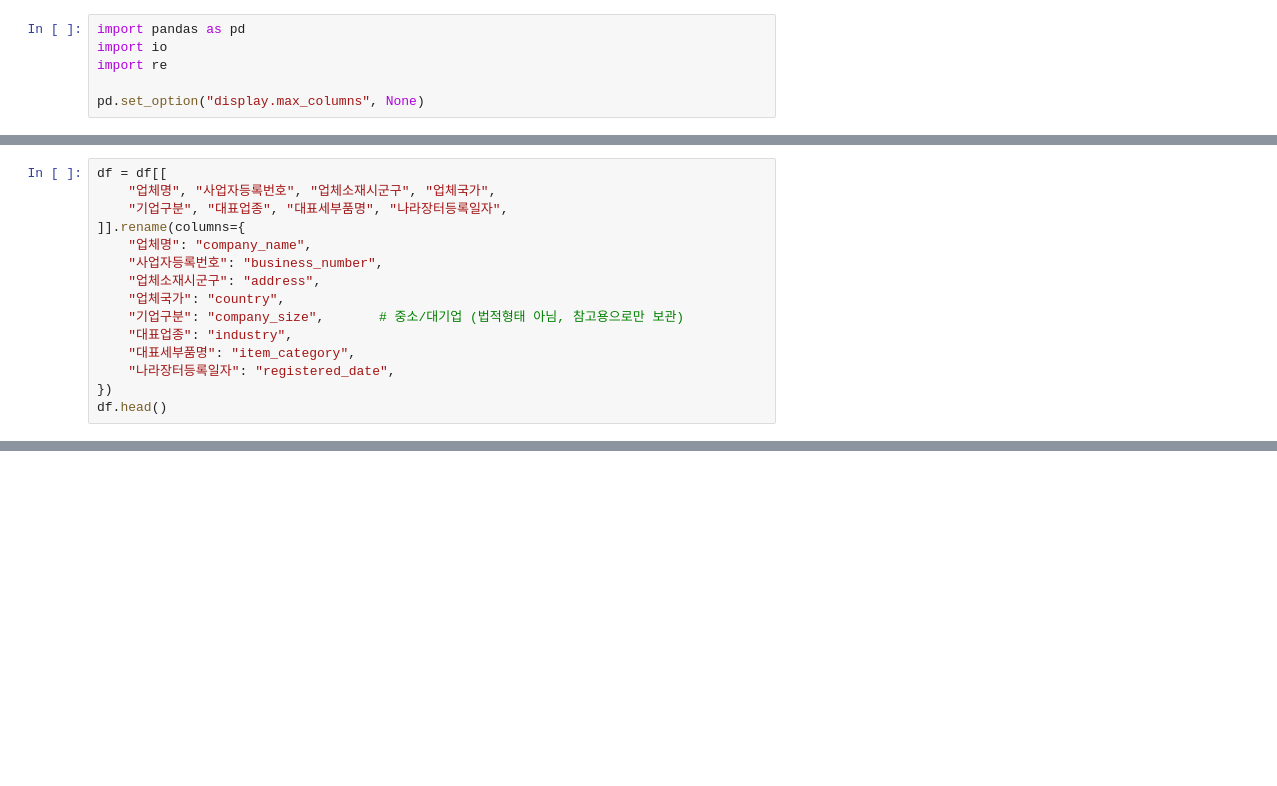
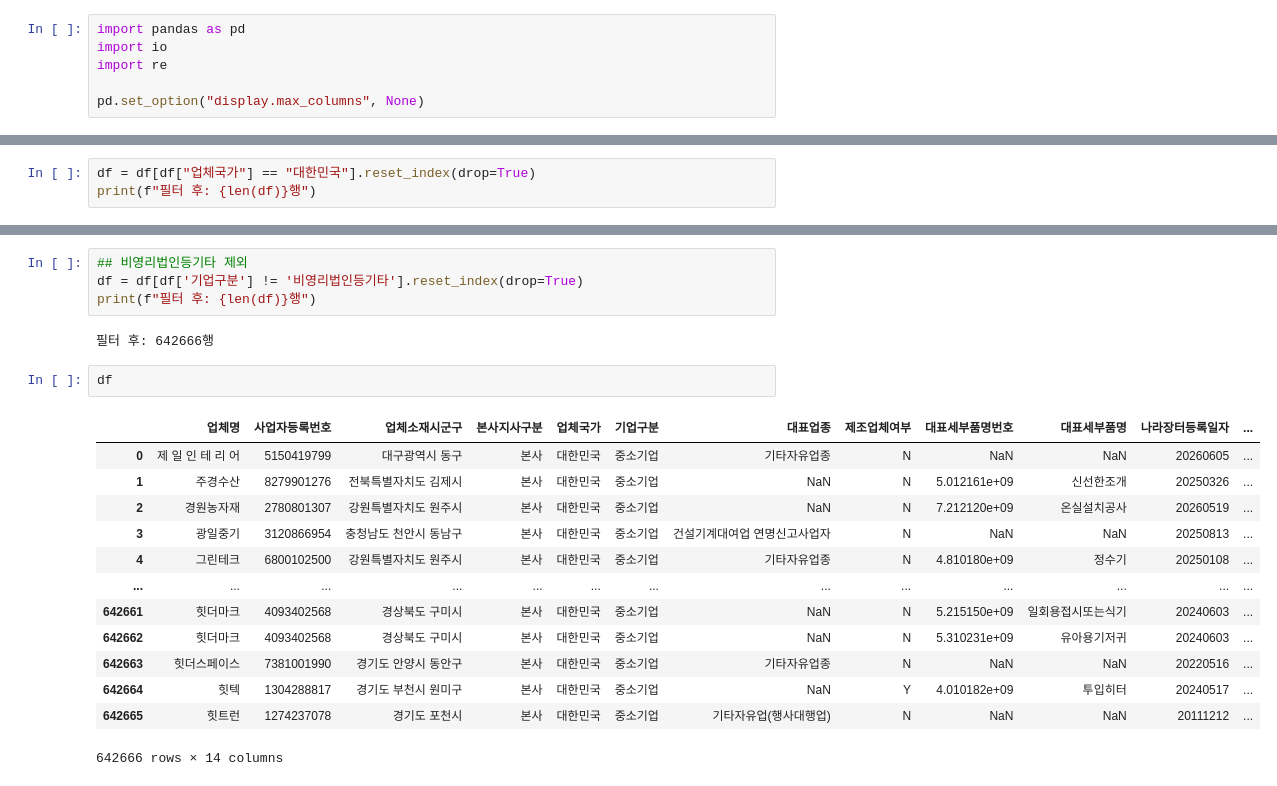
Before and after one commit to SKNETWORKS-FAMILY-AICAMP/SKN31-FINAL-3Team, a Jupyter notebook: dataset_preprocessing/preprocess_vendor_csv_1.ipynb, the cells around one changed output, grey strips where cells are left out. Saved outputs shown, nothing was run; the diff lists cells and outputs as text; blank space fills up the shorter version.

```diff
--- a/dataset_preprocessing/preprocess_vendor_csv_1.ipynb
+++ b/dataset_preprocessing/preprocess_vendor_csv_1.ipynb
@@ -30,15 +42,0 @@ df.head()
-# %%
-df = df[[
-    "업체명", "사업자등록번호", "업체소재시군구", "업체국가",
-    "기업구분", "대표업종", "대표세부품명", "나라장터등록일자",
-]].rename(columns={
-    "업체명": "company_name",
-    "사업자등록번호": "business_number",
-    "업체소재시군구": "address",
-    "업체국가": "country",
-    "기업구분": "company_size",       # 중소/대기업 (법적형태 아님, 참고용으로만 보관)
-    "대표업종": "industry",
-    "대표세부품명": "item_category",
-    "나라장터등록일자": "registered_date",
-})
-df.head()
@@ -49,0 +63,3 @@ df.head()
+# %%
+df = df[df["업체국가"] == "대한민국"].reset_index(drop=True)
+print(f"필터 후: {len(df)}행")
@@ -49,0 +77,22 @@ df.head()
+# %%
+## 비영리법인등기타 제외
+df = df[df['기업구분'] != '비영리법인등기타'].reset_index(drop=True)
+print(f"필터 후: {len(df)}행")
+# %% [output]
+필터 후: 642666행
+# %%
+df
+# %% [output]
+|  | 업체명 | 사업자등록번호 | 업체소재시군구 | 본사지사구분 | 업체국가 | 기업구분 | 대표업종 | 제조업체여부 | 대표세부품명번호 | 대표세부품명 | 나라장터등록일자 | ... |
+| 0 | 제 일 인 테 리 어 | 5150419799 | 대구광역시 동구 | 본사 | 대한민국 | 중소기업 | 기타자유업종 | N | NaN | NaN | 20260605 | ... |
+| 1 | 주경수산 | 8279901276 | 전북특별자치도 김제시 | 본사 | 대한민국 | 중소기업 | NaN | N | 5.012161e+09 | 신선한조개 | 20250326 | ... |
+| 2 | 경원농자재 | 2780801307 | 강원특별자치도 원주시 | 본사 | 대한민국 | 중소기업 | NaN | N | 7.212120e+09 | 온실설치공사 | 20260519 | ... |
+| 3 | 광일중기 | 3120866954 | 충청남도 천안시 동남구 | 본사 | 대한민국 | 중소기업 | 건설기계대여업 연명신고사업자 | N | NaN | NaN | 20250813 | ... |
+| 4 | 그린테크 | 6800102500 | 강원특별자치도 원주시 | 본사 | 대한민국 | 중소기업 | 기타자유업종 | N | 4.810180e+09 | 정수기 | 20250108 | ... |
+| ... | ... | ... | ... | ... | ... | ... | ... | ... | ... | ... | ... | ... |
+| 642661 | 힛더마크 | 4093402568 | 경상북도 구미시 | 본사 | 대한민국 | 중소기업 | NaN | N | 5.215150e+09 | 일회용접시또는식기 | 20240603 | ... |
+| 642662 | 힛더마크 | 4093402568 | 경상북도 구미시 | 본사 | 대한민국 | 중소기업 | NaN | N | 5.310231e+09 | 유아용기저귀 | 20240603 | ... |
+| 642663 | 힛더스페이스 | 7381001990 | 경기도 안양시 동안구 | 본사 | 대한민국 | 중소기업 | 기타자유업종 | N | NaN | NaN | 20220516 | ... |
+| 642664 | 힛텍 | 1304288817 | 경기도 부천시 원미구 | 본사 | 대한민국 | 중소기업 | NaN | Y | 4.010182e+09 | 투입히터 | 20240517 | ... |
+| 642665 | 힛트런 | 1274237078 | 경기도 포천시 | 본사 | 대한민국 | 중소기업 | 기타자유업(행사대행업) | N | NaN | NaN | 20111212 | ... |
+642666 rows × 14 columns
```
Also changed, not shown: parts of 33 cells of this notebook.
